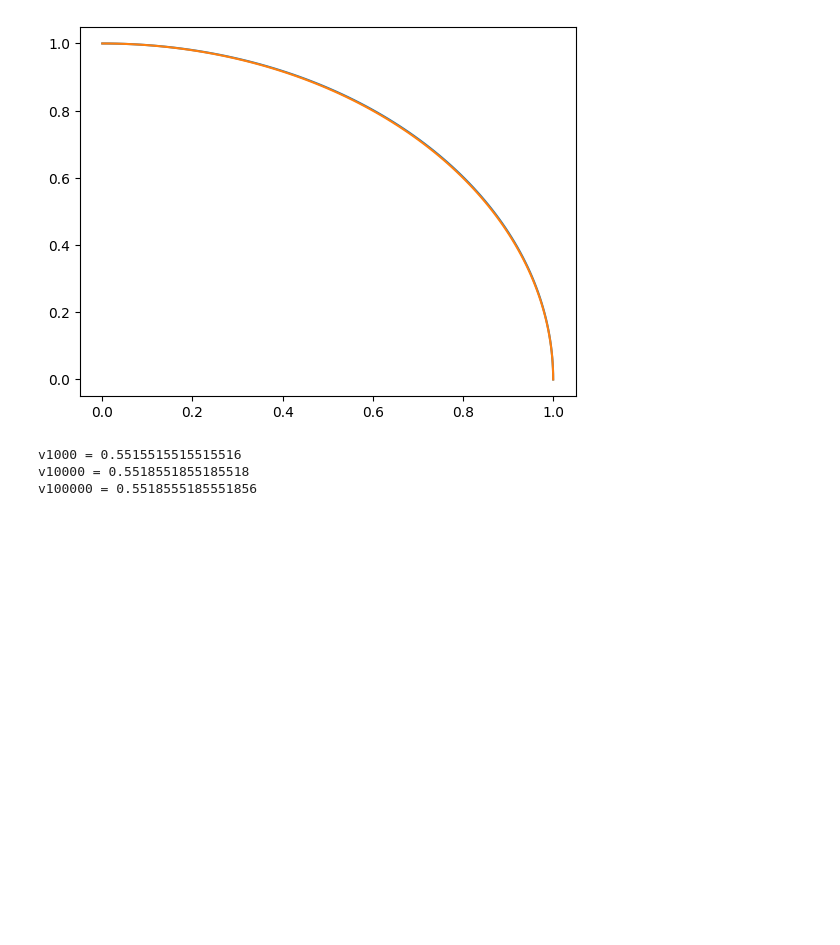
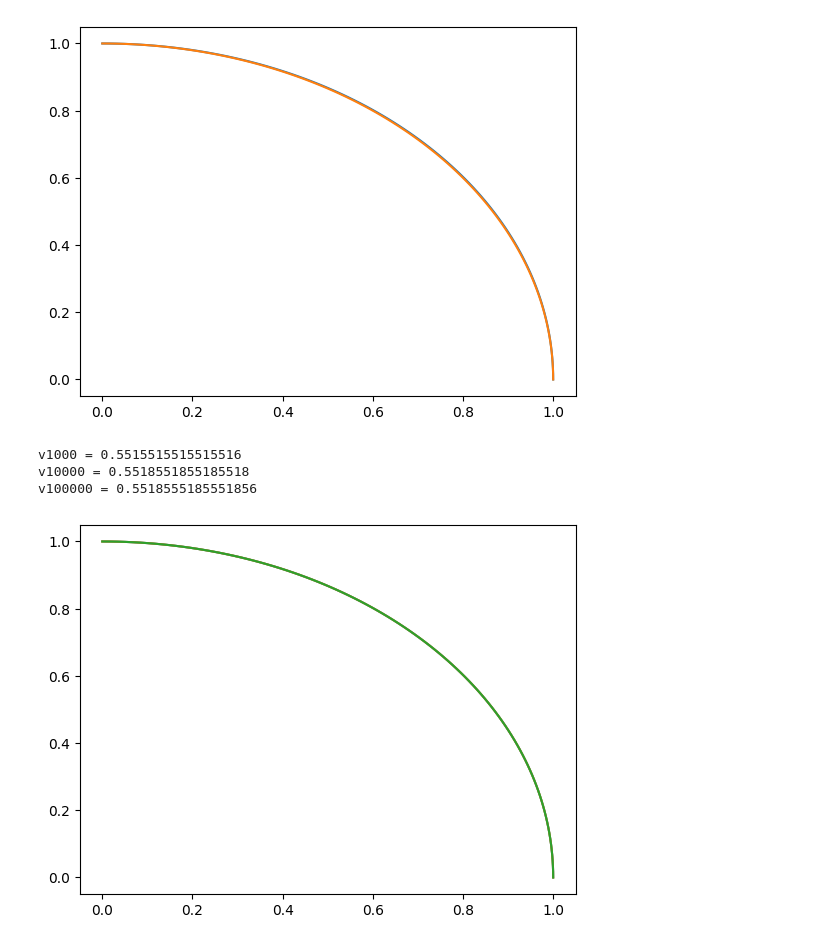
Before and after one commit to margheritatonon/codinglab, a Jupyter notebook: beziercurves.ipynb, the cells around one changed output. Drawn from its saved outputs; the diff is of its cells as text; code cells hidden in the pictures; blank space fills up the shorter version.

Commit message:
Added some plots

```diff
--- a/beziercurves.ipynb
+++ b/beziercurves.ipynb
@@ -218,3 +218,21 @@ print(f"v100000 = {v100000}")
 v1000 = 0.5515515515515516
 v10000 = 0.5518551855185518
 v100000 = 0.5518555185551856
+# %%
+#plotting these:
+
+ls_pts_v1000 = [(1,0), (1, v1000), (v1000, 1), (0, 1)]
+xv1000, yv1000 = bezier(ls_pts, 100)
+plt.plot(xv1000, yv1000)
+
+ls_pts_v10000 = [(1,0), (1, v10000), (v10000, 1), (0, 1)]
+xv10000, yv10000 = bezier(ls_pts, 100)
+plt.plot(xv10000, yv10000)
+
+ls_pts_v100000 = [(1,0), (1, v100000), (v100000, 1), (0, 1)]
+xv100000, yv100000 = bezier(ls_pts, 100)
+plt.plot(xv100000, yv100000)
+
+plt.show()
+# %% [output]
+[figure, added]
```
Also changed, not shown: parts of 1 cell of this notebook.
